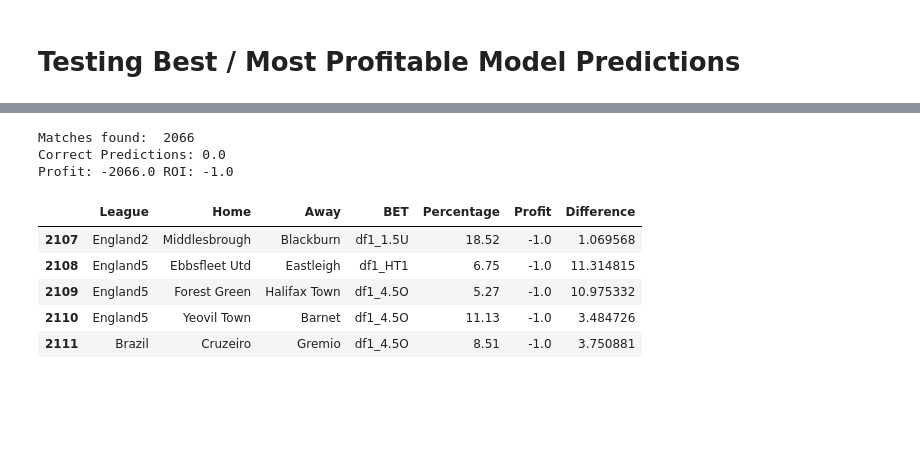
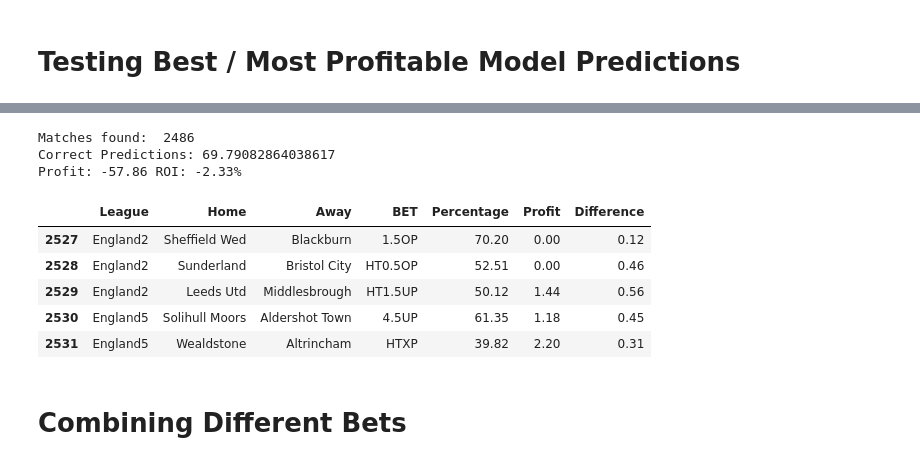
Before and after one commit to musayevf/Dixon_Coles_2025, a Jupyter notebook: Comparer.ipynb, the cells around one changed output, grey strips where cells are left out. Drawn from its saved outputs; the diff is of its cells as text; code cells hidden in the pictures; blank space fills up the shorter version.

Commit message:
comparer updated to combining bets

```diff
--- a/Comparer.ipynb
+++ b/Comparer.ipynb
@@ -96,8 +96,9 @@ final =  pd.DataFrame()
 liqa = ''
 unique_leagues = predictions['League'].unique().tolist()
 
-# Convert to lowercase and remove 'UNL'
-unique_leagues = [league.lower() for league in unique_leagues if league.lower() != 'unl']
+# Convert to lowercase and exclude UEFA competitions
+uefa_list = ['unl', 'uel', 'ucl', 'ufcl']
+unique_leagues = [league.lower() for league in unique_leagues if league.lower() not in uefa_list]
 
 for i in unique_leagues:
     URL = "https://www.soccerstats.com/results.asp?league=" + i + "&pmtype=bydate"
@@ -222,6 +223,7 @@ final_df = pd.merge(merged_df, final_filtered, on=['Home', 'Away'], how='inner')
 
 # Drop duplicates based on the 'Home' and 'Away' columns
 final_df_unique = final_df.drop_duplicates(subset=['Home', 'Away'])
+final_df_unique = final_df_unique.dropna()
 
 # Reset the index afterward
 final_df_unique.reset_index(drop=True, inplace=True)
@@ -845,50 +845,69 @@ odds = ['df2_FT1', 'df2_FTX', 'df2_FT2', 'df2_DC1X', 'df2_DC12', 'df2_DCX2',
 
 # Select columns ending with 'P'
 profit = ['FT1P', 'FTXP', 'FT2P', 'FT1XP', 'FT12P', 'FTX2P',
            '1.5OP', '1.5UP', '2.5OP', '2.5UP', '3.5OP', '3.5UP', '4.5OP', '4.5UP',
            'BTTSP', 'OTTSP', 'HT1P', 'HTXP', 'HT2P', 'HT1XP', 'HT12P', 'HTX2P',
             'HT0.5OP', 'HT0.5UP', 'HT1.5OP','HT1.5UP']
 
-
 bets, percentages, profits, difference = [], [], [], []
 for i in range(len(final_df_unique)):
     my_list = []
+    valid_indices = []  # To keep track of indices where profit is not negative
     for j in range(len(predictions)):
         pred_column = predictions[j]
         odds_column = odds[j]
+        profit_column = profit[j]  # Corresponding profit column
+
+        # Calculate the value
         my_value = (100 / final_df_unique[pred_column].iloc[i]) - final_df_unique[odds_column].iloc[i]
-        my_list.append(my_value)
-    max_index = my_list.index(max(my_list))
-    rec_bet = predictions[max_index]
-    bets.append(rec_bet)
-    percentages.append(final_df_unique[rec_bet].iloc[i])
-    rec_profit = profit[max_index]
-    profits.append(final_df_unique[rec_profit].iloc[i])
-    difference.append(max(my_list))
+
+        # Only add to the list if the corresponding profit is non-negative
+        if final_df_unique[profit_column].iloc[i] >= 0:
+            my_list.append(my_value)
+            valid_indices.append(j)
+        else:
+            my_list.append(float('-inf'))  # Set to negative infinity to ignore in max()
+
+    if valid_indices:  # Ensure there is at least one valid index
+        max_index = my_list.index(max(my_list))
+        rec_bet = profit[max_index]
+        percent_bet = predictions[max_index]
+        bets.append(rec_bet)
+        percentages.append(final_df_unique[percent_bet].iloc[i])
+        rec_profit = profit[max_index]
+        profits.append(final_df_unique[rec_profit].iloc[i])
+        difference.append(round(max(my_list), 2))
+    else:
+        # Handle case where no valid profits are found for this match
+        bets.append(None)
+        percentages.append(None)
+        profits.append(None)
+        difference.append(None)
 
 # Create a DataFrame
 model_recs = pd.DataFrame({
     'League': final_df_unique['df1_League'],
     'Home': final_df_unique['Home'],
     'Away': final_df_unique['Away'],
     'BET': bets,
     'Percentage': percentages,
     'Profit': profits,
     'Difference': difference
-})
-
+}).dropna()  # Drop rows with None values
 
 print('Matches found: ', len(final_df_unique))
 print(f"Correct Predictions: {len(model_recs[model_recs['Profit'] > 0])/len(model_recs)*100}")
-print(f"Profit: {sum(model_recs['Profit'])} ROI: {sum(model_recs['Profit']) / len(model_recs)}")
+print(f"Profit: {round(sum(model_recs['Profit']) - len(model_recs), 2)} ROI: {round((sum(model_recs['Profit']) - len(model_recs)) / len(model_recs) * 100, 2)}%")
 model_recs.tail()
 # %% [output]
-Matches found:  2066
-Correct Predictions: 0.0
-Profit: -2066.0 ROI: -1.0
+Matches found:  2486
+Correct Predictions: 69.79082864038617
+Profit: -57.86 ROI: -2.33%
 |  | League | Home | Away | BET | Percentage | Profit | Difference |
-| 2107 | England2 | Middlesbrough | Blackburn | df1_1.5U | 18.52 | -1.0 | 1.069568 |
-| 2108 | England5 | Ebbsfleet Utd | Eastleigh | df1_HT1 | 6.75 | -1.0 | 11.314815 |
-| 2109 | England5 | Forest Green | Halifax Town | df1_4.5O | 5.27 | -1.0 | 10.975332 |
-| 2110 | England5 | Yeovil Town | Barnet | df1_4.5O | 11.13 | -1.0 | 3.484726 |
-| 2111 | Brazil | Cruzeiro | Gremio | df1_4.5O | 8.51 | -1.0 | 3.750881 |
+| 2527 | England2 | Sheffield Wed | Blackburn | 1.5OP | 70.20 | 0.00 | 0.12 |
+| 2528 | England2 | Sunderland | Bristol City | HT0.5OP | 52.51 | 0.00 | 0.46 |
+| 2529 | England2 | Leeds Utd | Middlesbrough | HT1.5UP | 50.12 | 1.44 | 0.56 |
+| 2530 | England5 | Solihull Moors | Aldershot Town | 4.5UP | 61.35 | 1.18 | 0.45 |
+| 2531 | England5 | Wealdstone | Altrincham | HTXP | 39.82 | 2.20 | 0.31 |
+# %% [markdown]
+# Combining Different Bets
```
Also changed, not shown: parts of 11 cells of this notebook, 11 other files.
